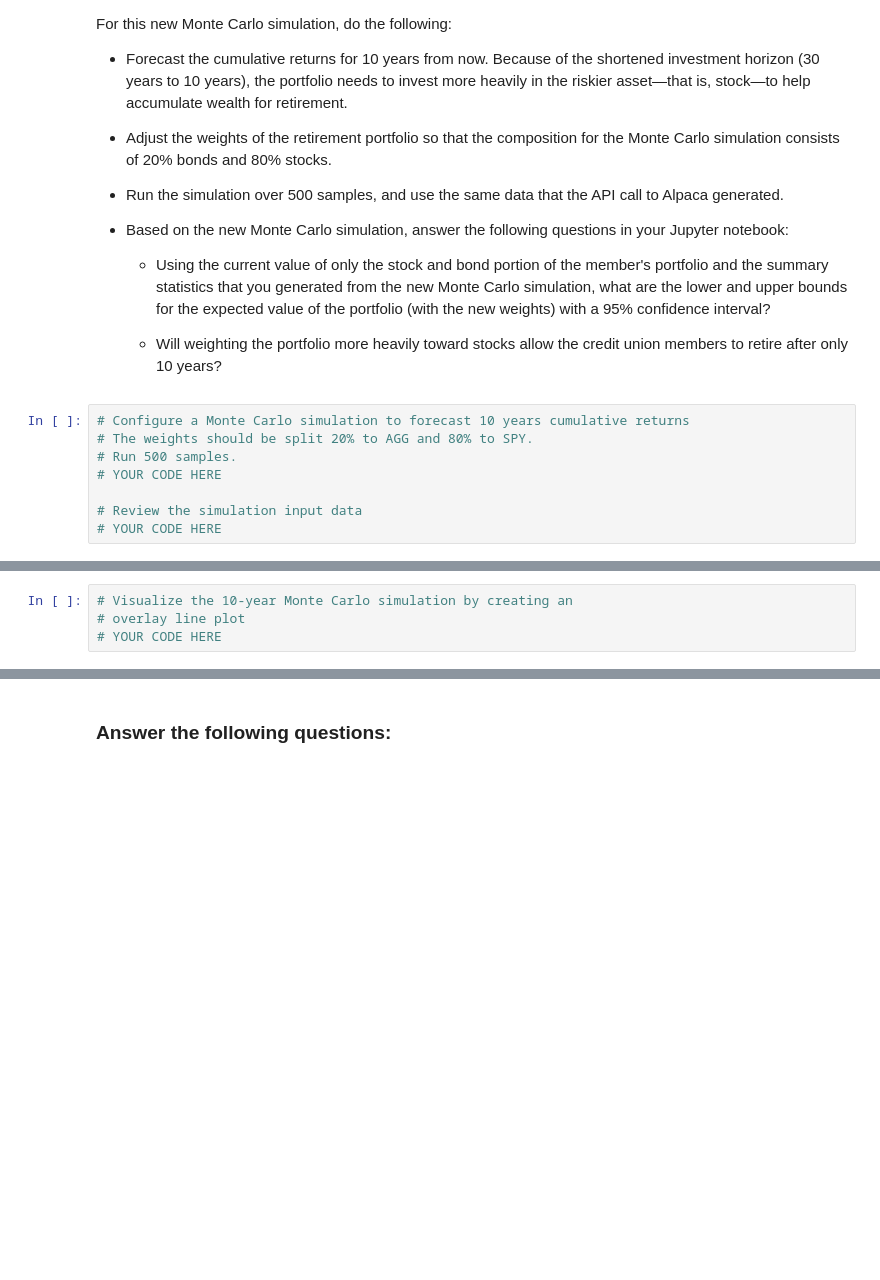
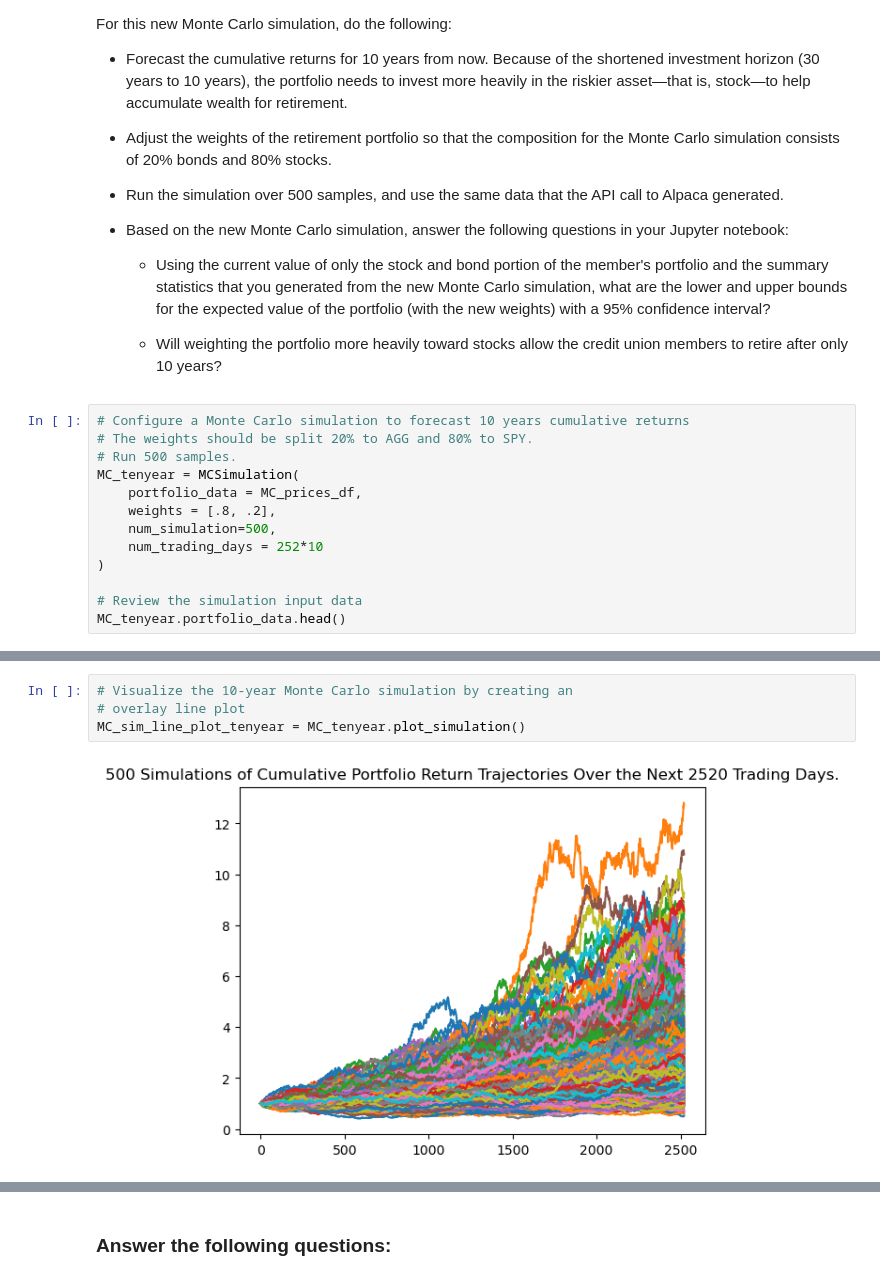
Before and after one commit to rachelphillips1/FinTech-Mod5-Challenge, a Jupyter notebook: financial_planning_tools.ipynb, the cells around one changed output, grey strips where cells are left out. Drawn from its saved outputs; the diff is of its cells as text; blank space fills up the shorter version.

```diff
--- a/financial_planning_tools.ipynb
+++ b/financial_planning_tools.ipynb
@@ -494,7 +606,12 @@ For this new Monte Carlo simulation, do the following:
 # Configure a Monte Carlo simulation to forecast 10 years cumulative returns
 # The weights should be split 20% to AGG and 80% to SPY.
 # Run 500 samples.
-# YOUR CODE HERE
+MC_tenyear = MCSimulation(
+    portfolio_data = MC_prices_df,
+    weights = [.8, .2],
+    num_simulation=500,
+    num_trading_days = 252*10
+)
 
 # Review the simulation input data
-# YOUR CODE HERE
+MC_tenyear.portfolio_data.head()
@@ -504,7 +672,9 @@ For this new Monte Carlo simulation, do the following:
 # %%
 # Visualize the 10-year Monte Carlo simulation by creating an
 # overlay line plot
-# YOUR CODE HERE
+MC_sim_line_plot_tenyear = MC_tenyear.plot_simulation()
+# %% [output]
+[figure, added]
 # %%
 # Visualize the probability distribution of the 10-year Monte Carlo simulation
 # by plotting a histogram
```
Also changed, not shown: parts of 31 cells of this notebook, 1 other file.
